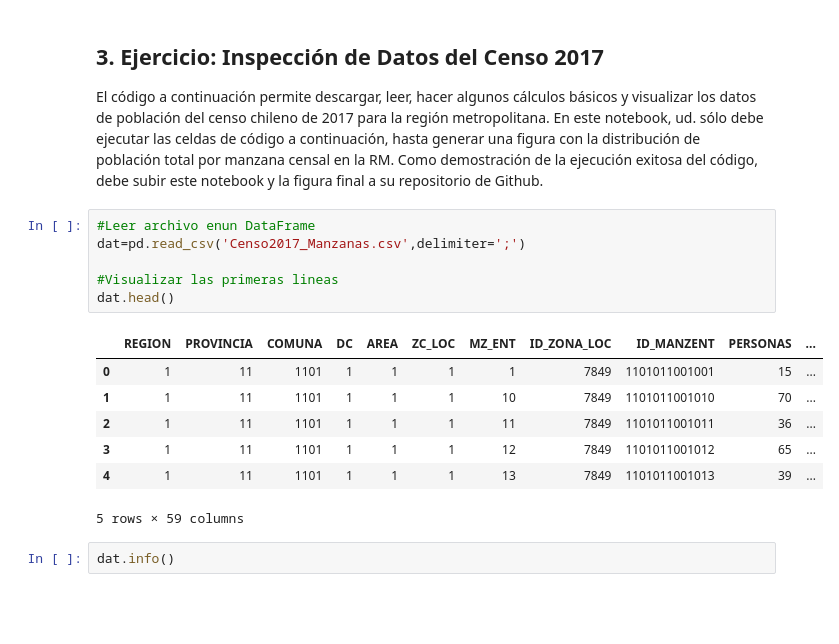
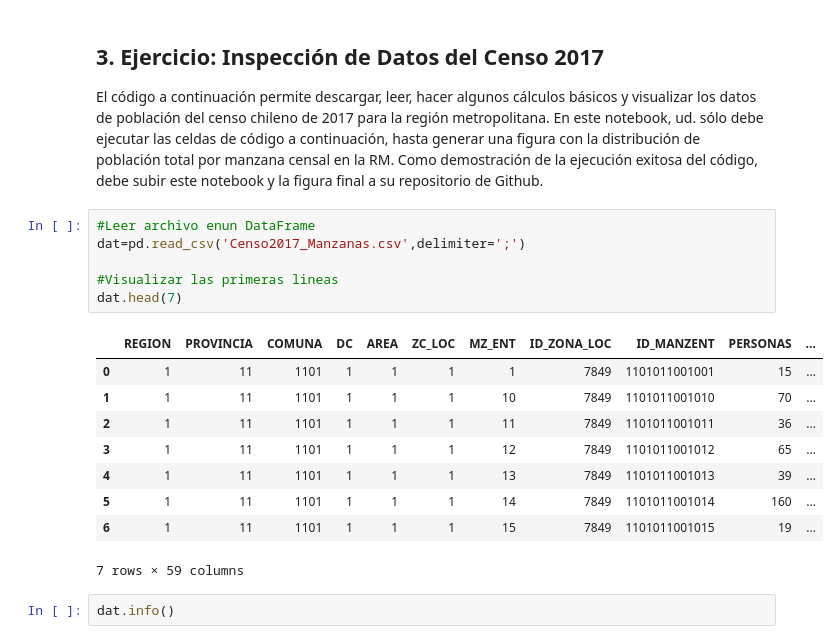
Before and after one commit to maripiiu/IMT2200-Maria-Allendes, a Jupyter notebook: Actividad 01/IMT2200 - Actividad 01.ipynb, the cells around one changed output. Drawn from its saved outputs; the diff is of its cells as text; blank space fills up the shorter version.

```diff
--- a/Actividad 01/IMT2200 - Actividad 01.ipynb
+++ b/Actividad 01/IMT2200 - Actividad 01.ipynb
@@ -34,17 +34,19 @@ En este notebook, ud. sólo debe ejecutar las celdas de código a continuación,
 # %%
 #Leer archivo enun DataFrame
 dat=pd.read_csv('Censo2017_Manzanas.csv',delimiter=';')
 
 #Visualizar las primeras lineas
-dat.head()
+dat.head(7)
 # %% [output]
 |  | REGION | PROVINCIA | COMUNA | DC | AREA | ZC_LOC | MZ_ENT | ID_ZONA_LOC | ID_MANZENT | PERSONAS | ... |
 | 0 | 1 | 11 | 1101 | 1 | 1 | 1 | 1 | 7849 | 1101011001001 | 15 | ... |
 | 1 | 1 | 11 | 1101 | 1 | 1 | 1 | 10 | 7849 | 1101011001010 | 70 | ... |
 | 2 | 1 | 11 | 1101 | 1 | 1 | 1 | 11 | 7849 | 1101011001011 | 36 | ... |
 | 3 | 1 | 11 | 1101 | 1 | 1 | 1 | 12 | 7849 | 1101011001012 | 65 | ... |
 | 4 | 1 | 11 | 1101 | 1 | 1 | 1 | 13 | 7849 | 1101011001013 | 39 | ... |
+| 5 | 1 | 11 | 1101 | 1 | 1 | 1 | 14 | 7849 | 1101011001014 | 160 | ... |
+| 6 | 1 | 11 | 1101 | 1 | 1 | 1 | 15 | 7849 | 1101011001015 | 19 | ... |
-5 rows × 59 columns
+7 rows × 59 columns
 # %%
 dat.info()
 # %% [output]
```
Also changed, not shown: parts of 5 cells of this notebook, 1 other file.
